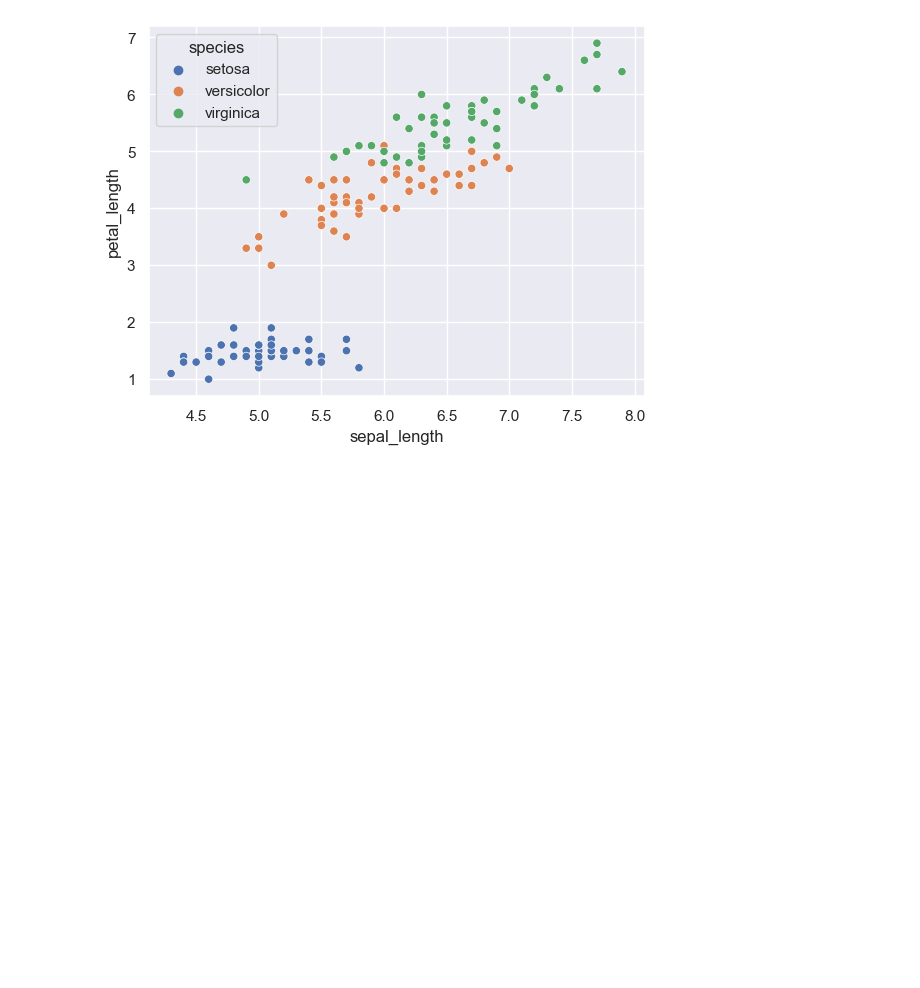
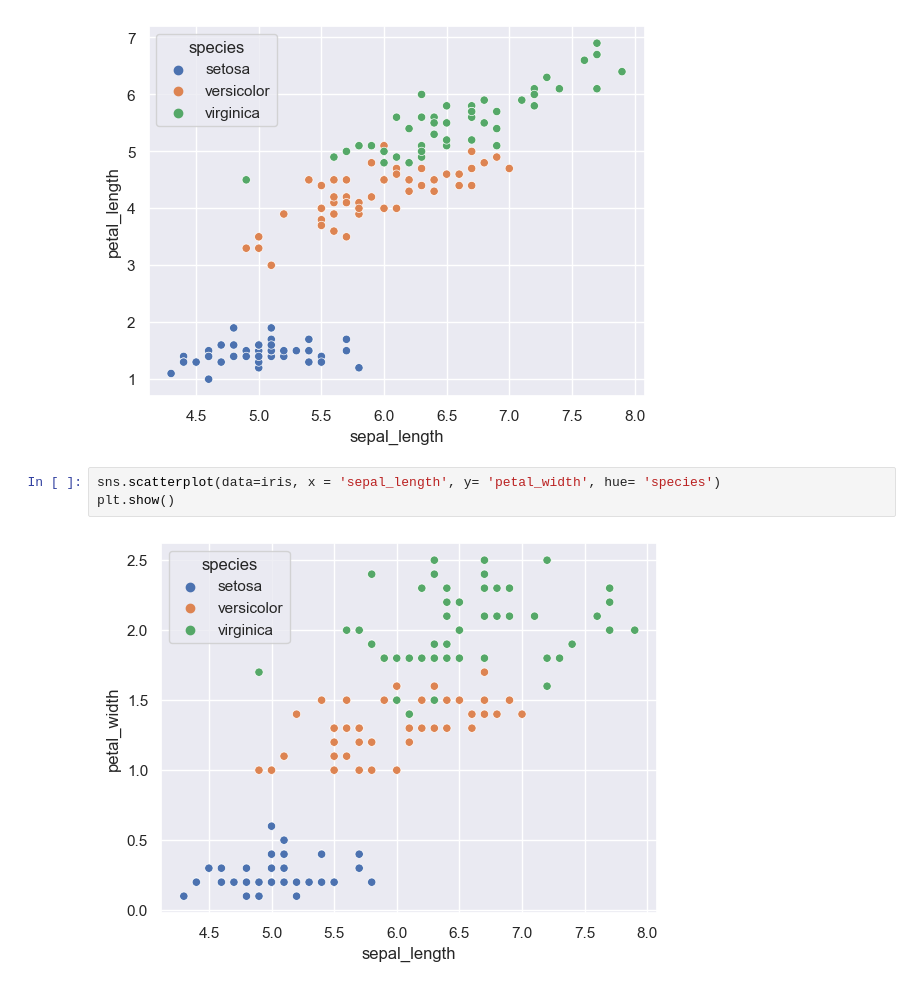
Before and after one commit to Carlos-Ernesto/Data-Science, a Jupyter notebook: Machine_Learning/Siddhardhan/seaborn.ipynb, the cells around one changed output. Cells and saved outputs as stored; diff of their text form; blank space fills up the shorter version.

```diff
--- a/Machine_Learning/Siddhardhan/seaborn.ipynb
+++ b/Machine_Learning/Siddhardhan/seaborn.ipynb
@@ -44,3 +44,8 @@ sns.scatterplot(data=iris, x = 'sepal_length', y= 'petal_length', hue= 'species'
 plt.show()
 # %% [output]
 [figure]
+# %%
+sns.scatterplot(data=iris, x = 'sepal_length', y= 'petal_width', hue= 'species')
+plt.show()
+# %% [output]
+[figure, added]
```
Also changed, not shown: parts of 2 cells of this notebook.
